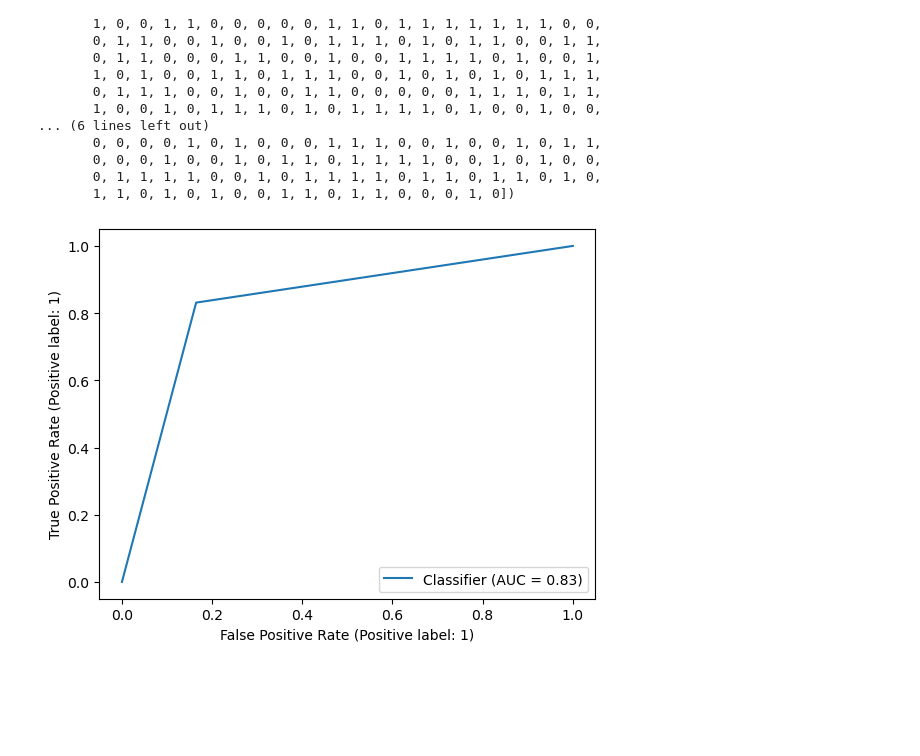
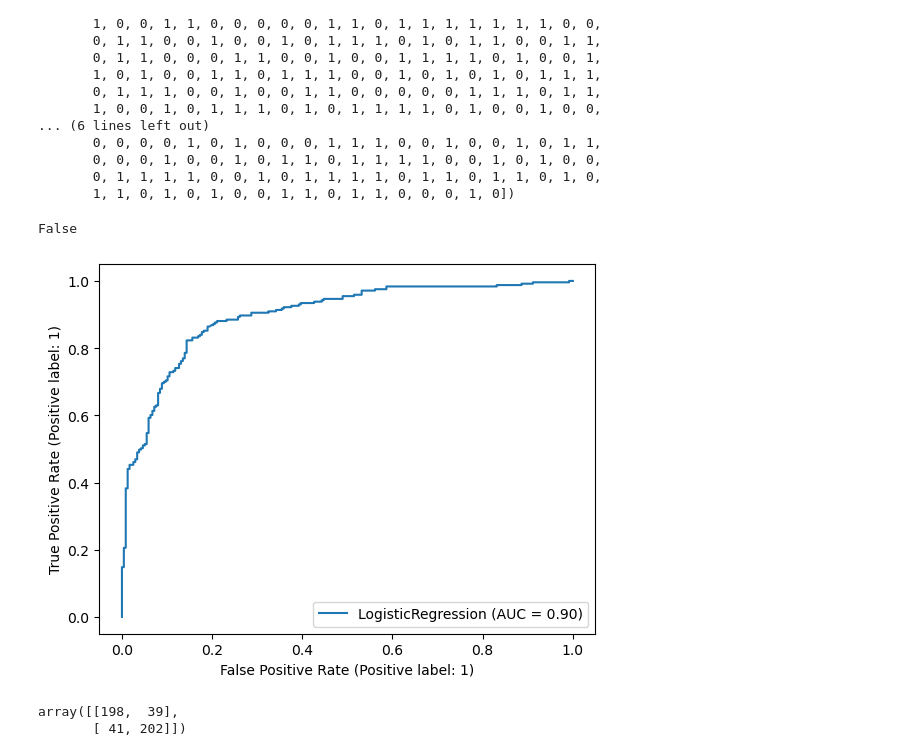
Before and after one commit to wcranemo/ProjA_135, a Jupyter notebook: Part1_Joseph.ipynb, the cells around one changed output. Cells and saved outputs as stored; diff of their text form; code cells hidden in the pictures; blank space fills up the shorter version.

```diff
--- a/Part1_Joseph.ipynb
+++ b/Part1_Joseph.ipynb
@@ -318,3 +319,8 @@ array([1, 0, 0, 0, 1, 0, 1, 0, 1, 0, 0, 0, 0, 1, 0, 0, 0, 0, 1, 1, 0, 1,
        0, 0, 0, 1, 0, 0, 1, 0, 1, 1, 0, 1, 1, 1, 1, 0, 0, 1, 0, 1, 0, 0,
        0, 1, 1, 1, 1, 0, 0, 1, 0, 1, 1, 1, 1, 0, 1, 1, 0, 1, 1, 0, 1, 0,
        1, 1, 0, 1, 0, 1, 0, 0, 1, 1, 0, 1, 1, 0, 0, 0, 1, 0])
+# %%
+# sanity check if prediction is 100% accuarate
+np.allclose(yhat_val, y_val)
+# %% [output]
+False
@@ -321,5 +331,12 @@ array([1, 0, 0, 0, 1, 0, 1, 0, 1, 0, 0, 0, 0, 1, 0, 0, 0, 0, 1, 1, 0, 1,
 # %%
-RocCurveDisplay.from_predictions(y_val, yhat_val)
+RocCurveDisplay.from_estimator(chosen_model, x_val_processed, y_val)
 plt.show()
 # %% [output]
-[figure, old version]
+[figure, new version]
+# %%
+# confusion matrix
+from sklearn.metrics import confusion_matrix
+confusion_matrix(y_val, yhat_val)
+# %% [output]
+array([[198,  39],
+       [ 41, 202]])
```
Also changed, not shown: parts of 11 cells of this notebook.
